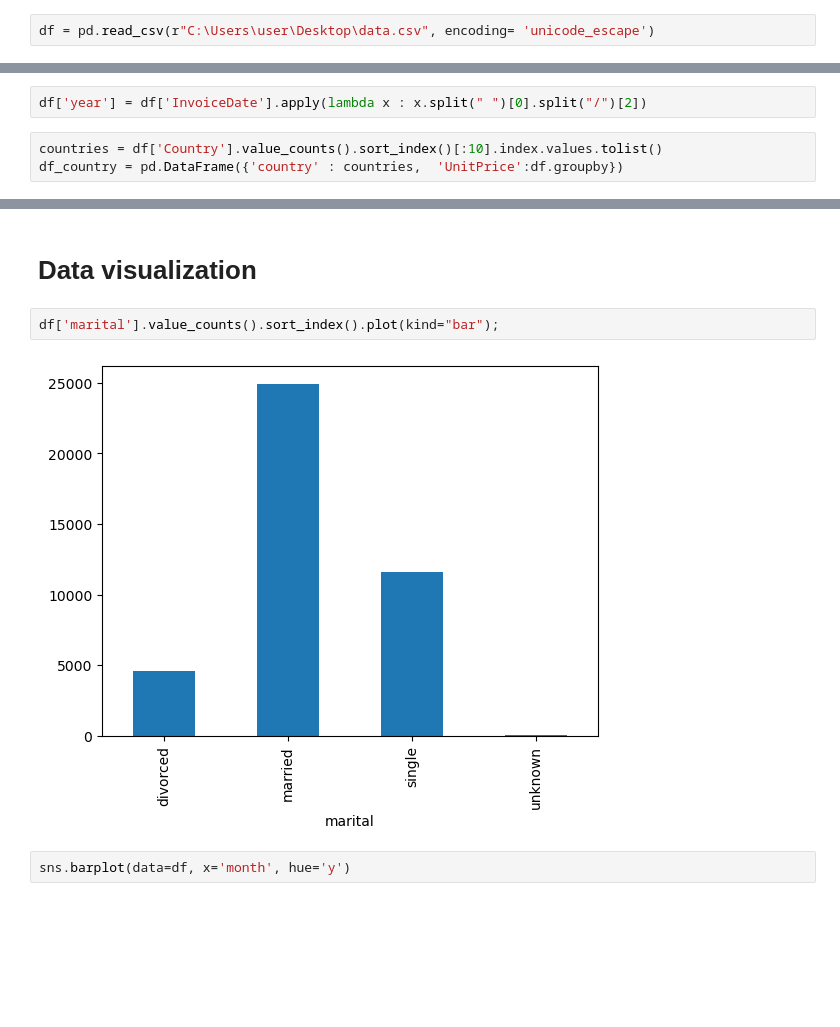
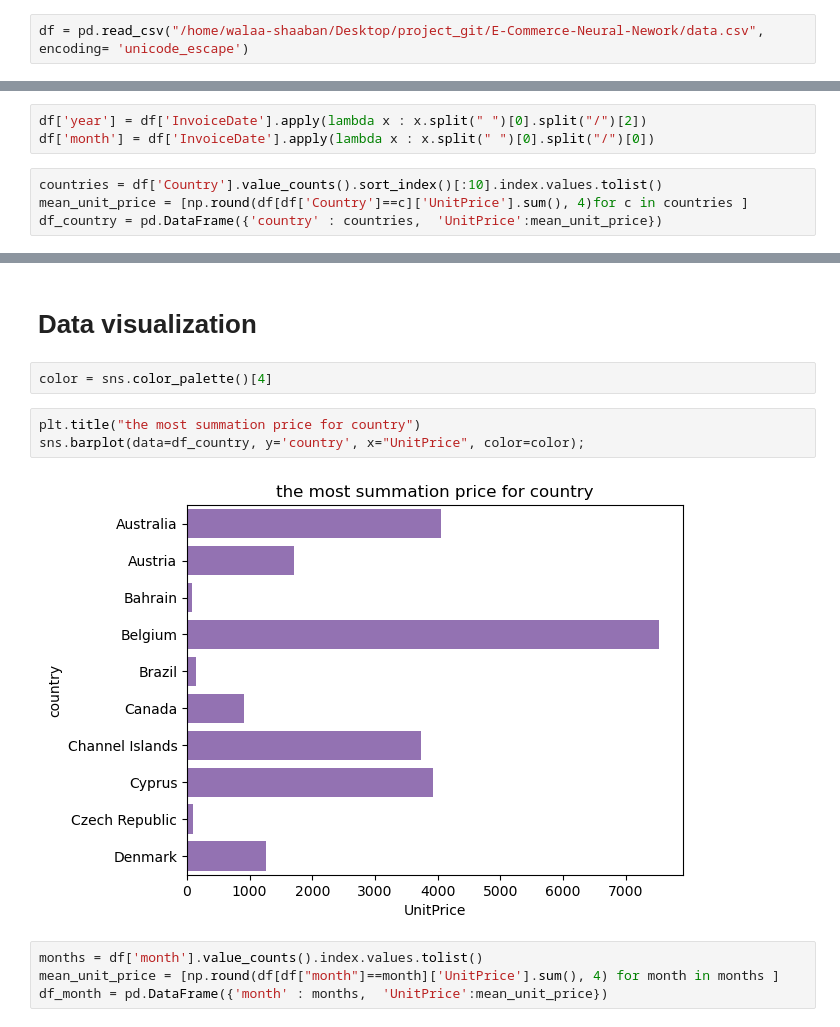
Before and after one commit to WalaaAShaaban/E-Commerce-Neural-Nework, a Jupyter notebook: NN-ecommerce.ipynb, the cells around one changed output, grey strips where cells are left out. Cells and saved outputs as stored; diff of their text form; blank space fills up the shorter version.

Commit message:
visualization data

```diff
--- a/NN-ecommerce.ipynb
+++ b/NN-ecommerce.ipynb
@@ -9,7 +9,7 @@ warnings.filterwarnings("ignore")
 # %% [markdown]
 # Exploration Data
 # %%
-df = pd.read_csv(r"C:\Users\user\Desktop\data.csv", encoding= 'unicode_escape')
+df = pd.read_csv("/home/walaa-shaaban/Desktop/project_git/E-Commerce-Neural-Nework/data.csv", encoding= 'unicode_escape')
 # %%
 df.head()
 # %% [output]
@@ -67,7 +67,9 @@ df.describe()
 | max | 80995.000000 | 38970.000000 |
 # %%
 df['year'] = df['InvoiceDate'].apply(lambda x : x.split(" ")[0].split("/")[2])
+df['month'] = df['InvoiceDate'].apply(lambda x : x.split(" ")[0].split("/")[0])
 # %%
 countries = df['Country'].value_counts().sort_index()[:10].index.values.tolist()
-df_country = pd.DataFrame({'country' : countries,  'UnitPrice':df.groupby})
+mean_unit_price = [np.round(df[df['Country']==c]['UnitPrice'].sum(), 4)for c in countries ]
+df_country = pd.DataFrame({'country' : countries,  'UnitPrice':mean_unit_price})
 # %%
@@ -85,8 +89,13 @@ df_country = pd.DataFrame({'country' : countries,  'UnitPrice':df.groupby})
 # %% [markdown]
 # Data visualization
 # %%
-df['marital'].value_counts().sort_index().plot(kind="bar");
+color = sns.color_palette()[4]
-# %% [output]
-[figure, removed]
 # %%
-sns.barplot(data=df, x='month', hue='y')
+plt.title("the most summation price for country")
+sns.barplot(data=df_country, y='country', x="UnitPrice", color=color);
+# %% [output]
+[figure, added]
+# %%
+months = df['month'].value_counts().index.values.tolist()
+mean_unit_price = [np.round(df[df["month"]==month]['UnitPrice'].sum(), 4) for month in months ]
+df_month = pd.DataFrame({'month' : months,  'UnitPrice':mean_unit_price})
```
Also changed, not shown: parts of 2 cells of this notebook.
